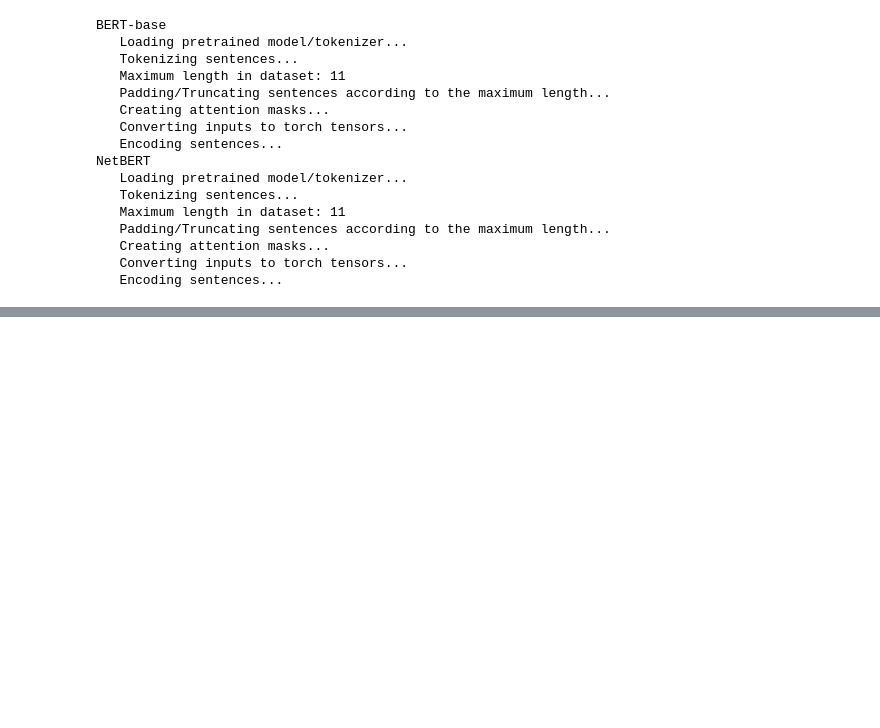
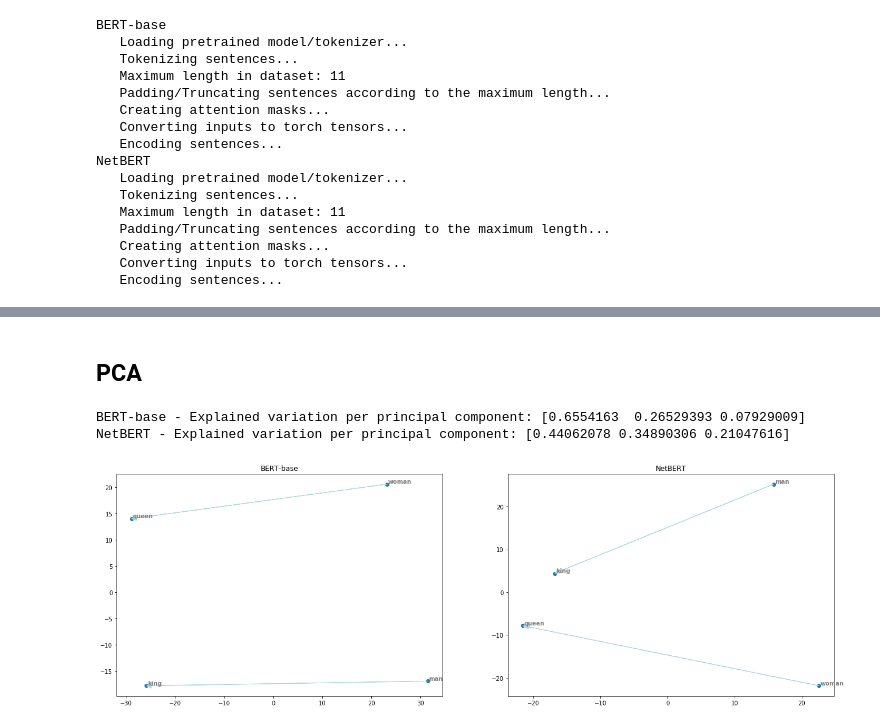
Before and after one commit to ant-louis/netbert, a Jupyter notebook: Code/Intrinsic_evaluation/word_analogies.ipynb, the cells around one changed output, grey strips where cells are left out. Saved outputs shown, nothing was run; the diff lists cells and outputs as text; code cells hidden in the pictures; blank space fills up the shorter version.

```diff
--- a/Code/Intrinsic_evaluation/word_analogies.ipynb
+++ b/Code/Intrinsic_evaluation/word_analogies.ipynb
@@ -154,3 +163,50 @@ array([[-8.3719724e-01, -3.0992615e+00,  1.5333366e+00,  1.1977975e+00,
+# %% [markdown]
+## PCA
+# %%
+def perform_pca(df, word_embeddings, ax, title):
+    """
+    """
+    pca = PCA(n_components=3, random_state = 42)
+    pca_result = pca.fit_transform(word_embeddings)
+
+    pca_df = df.copy(deep=True)
+    pca_df['pca-one'] = pca_result[:,0]
+    pca_df['pca-two'] = pca_result[:,1]
+    pca_df['pca-three'] = pca_result[:,2]
+    print(title + ' - Explained variation per principal component: {}'.format(pca.explained_variance_ratio_))
+
+    # Scatterplot.
+    ax.scatter(x = pca_df['pca-one'].values,
+               y = pca_df['pca-two'].values)
+    ax.set_title(title)
+    for line in pca_df.index:
+        ax.text(pca_df.loc[line,"pca-one"]+0.2,
+                 pca_df.loc[line,"pca-two"]+0.2,
+                 pca_df.loc[line,"Token"],
+                 horizontalalignment='left',
+                 size='medium',
+                 color='gray',
+                 weight='semibold')
+
+    # Vectors.
+    man = pca_df.loc[pca_df.Token=='man', pca_df.columns.isin(['pca-one','pca-two'])].values[0].tolist()
+    king = pca_df.loc[pca_df.Token=='king', pca_df.columns.isin(['pca-one','pca-two'])].values[0].tolist()
+    woman = pca_df.loc[pca_df.Token=='woman', pca_df.columns.isin(['pca-one','pca-two'])].values[0].tolist()
+    queen = pca_df.loc[pca_df.Token=='queen', pca_df.columns.isin(['pca-one','pca-two'])].values[0].tolist()
+    ax.arrow(man[0], man[1], king[0]-man[0], king[1]-man[1], head_width=1, head_length=1, fc='lightblue', ec='lightblue', length_includes_head=True)
+    ax.arrow(woman[0], woman[1], queen[0]-woman[0], queen[1]-woman[1], head_width=1, head_length=1, fc='lightblue', ec='lightblue', length_includes_head=True)
+    return
+
+
+
+fig, (ax1, ax2) = plt.subplots(nrows=1, ncols=2, figsize=(22,7))
+perform_pca(bert_df, bert_embeddings, ax1, 'BERT-base')
+perform_pca(netbert_df, netbert_embeddings, ax2, 'NetBERT')
+plt.show()
+# %% [output]
+BERT-base - Explained variation per principal component: [0.6554163  0.26529393 0.07929009]
+NetBERT - Explained variation per principal component: [0.44062078 0.34890306 0.21047616]
+[figure, added]
 # %%
 # List Mark
 DNS
```
Also changed, not shown: parts of 5 cells of this notebook.
